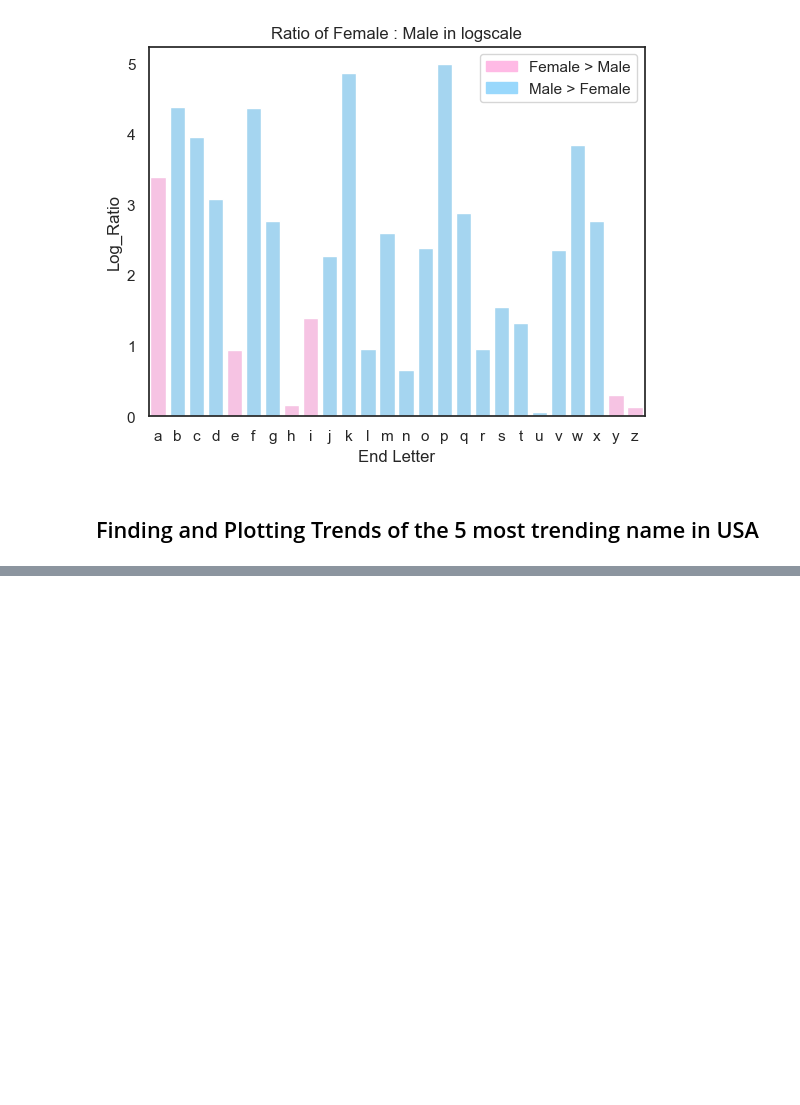
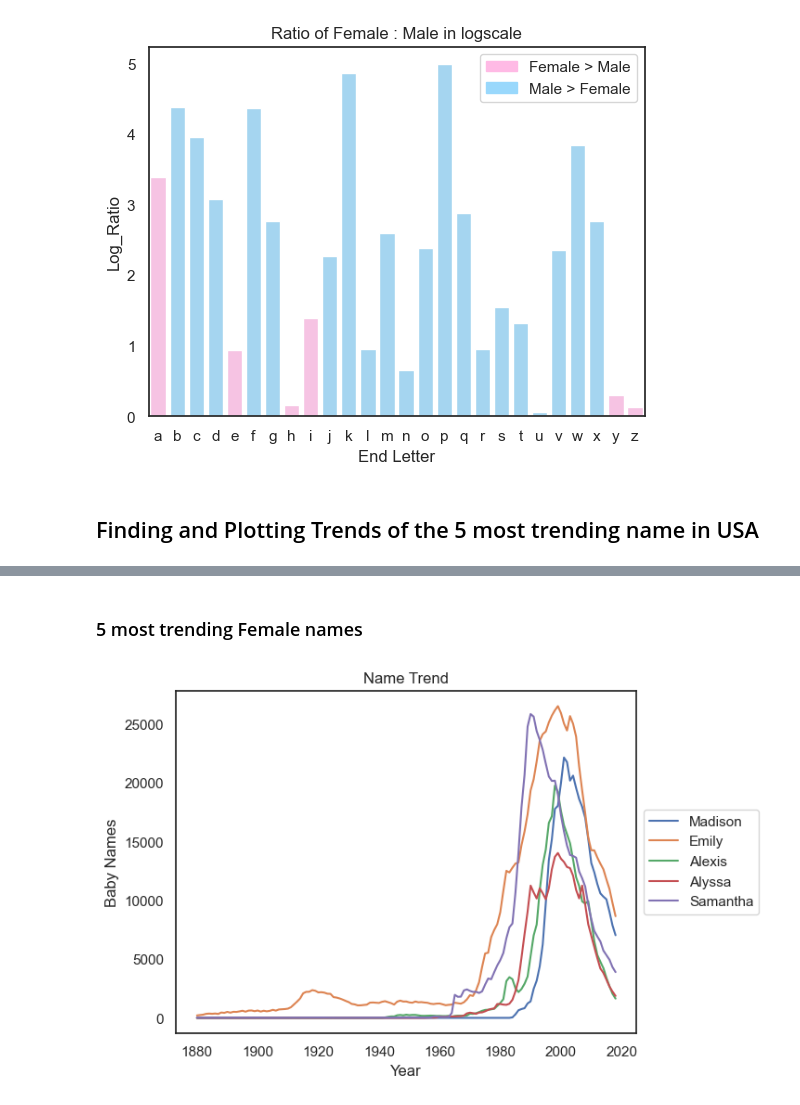
Before and after one commit to Priyagha/US_Name_Trends, a Jupyter notebook: US_Name_Trends.ipynb, the cells around one changed output, grey strips where cells are left out. Cells and saved outputs as stored; diff of their text form; code cells hidden in the pictures; blank space fills up the shorter version.

```diff
--- a/US_Name_Trends.ipynb
+++ b/US_Name_Trends.ipynb
@@ -226,0 +233,6 @@ female_trending = testing_df['Rate_Female'].sort_values(ascending = True)[:5].in
+# %% [markdown]
+### 5 most trending Female names
+# %%
+name_plot(female_trending,'Female')
+# %% [output]
+[figure, added]
```
Also changed, not shown: parts of 2 cells of this notebook.
